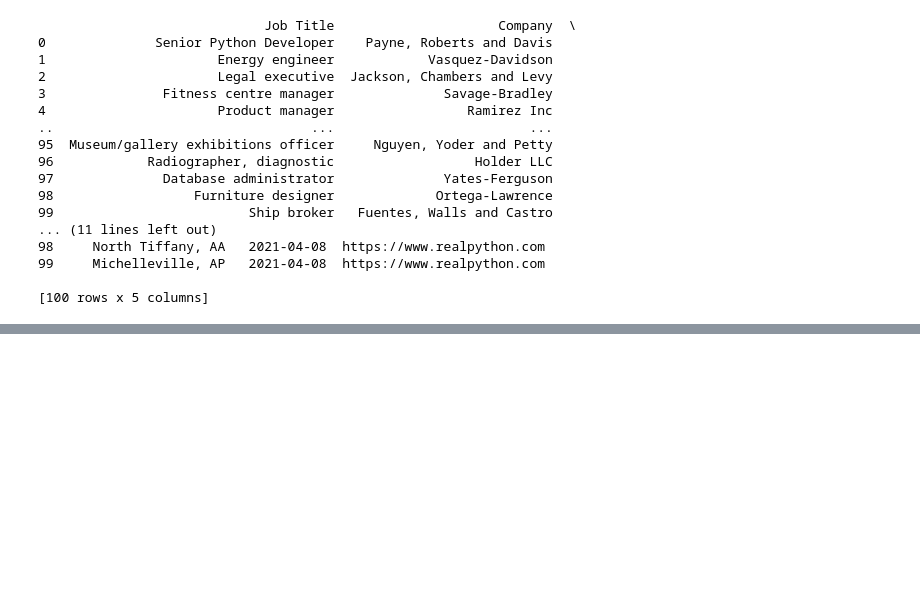
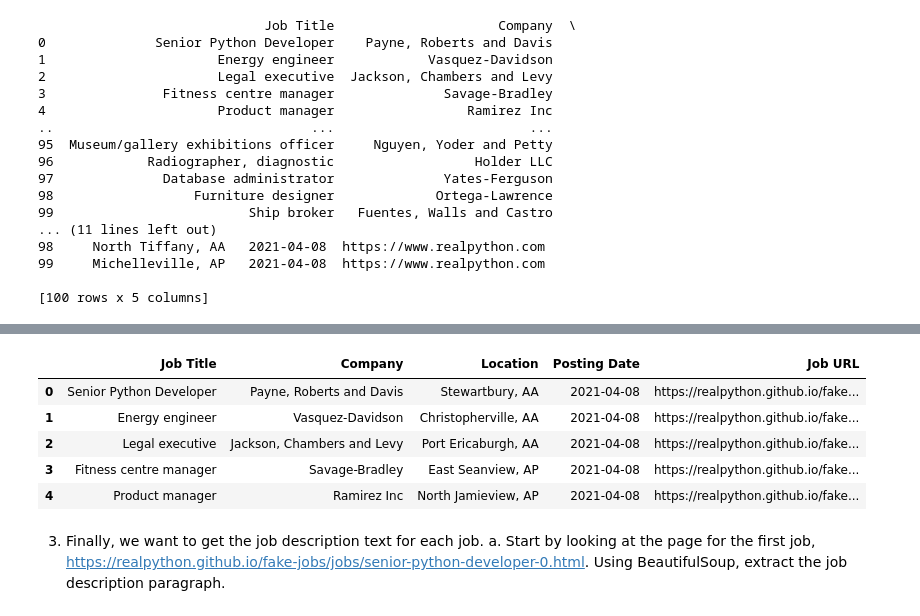
Before and after one commit to NewForce-Cohort-10-Data/web-scraping-brefite007, a Jupyter notebook: webscraping.ipynb, the cells around one changed output, grey strips where cells are left out. Cells and saved outputs as stored; diff of their text form; code cells hidden in the pictures; blank space fills up the shorter version.

```diff
--- a/webscraping.ipynb
+++ b/webscraping.ipynb
@@ -202,0 +212,2 @@ print(fake_jobs_df)
+# %%
+ links = [a['href'] for a in soup.find_all("a", string="Apply")]
@@ -202,0 +239,22 @@ print(fake_jobs_df)
+# %%
+job_titles = pd.Series(job_titles)
+companies = pd.Series(companies)
+locations = pd.Series(locations)
+posting_dates = pd.Series(posting_dates)
+links = pd.Series(links)
+# %%
+fake_jobs_df = pd.concat([job_titles, companies, locations, posting_dates, links], axis=1)
+# %%
+fake_jobs_df.columns = ["Job Title", "Company", "Location", "Posting Date", "Job URL"]
+# %%
+fake_jobs_df.head()
+# %% [output]
+|  | Job Title | Company | Location | Posting Date | Job URL |
+| 0 | Senior Python Developer | Payne, Roberts and Davis | Stewartbury, AA | 2021-04-08 | https://realpython.github.io/fake... |
+| 1 | Energy engineer | Vasquez-Davidson | Christopherville, AA | 2021-04-08 | https://realpython.github.io/fake... |
+| 2 | Legal executive | Jackson, Chambers and Levy | Port Ericaburgh, AA | 2021-04-08 | https://realpython.github.io/fake... |
+| 3 | Fitness centre manager | Savage-Bradley | East Seanview, AP | 2021-04-08 | https://realpython.github.io/fake... |
+| 4 | Product manager | Ramirez Inc | North Jamieview, AP | 2021-04-08 | https://realpython.github.io/fake... |
+# %% [markdown]
+3. Finally, we want to get the job description text for each job.
+a. Start by looking at the page for the first job, https://realpython.github.io/fake-jobs/jobs/senior-python-developer-0.html. Using BeautifulSoup, extract the job description paragraph.
```
Also changed, not shown: parts of 31 cells of this notebook.
